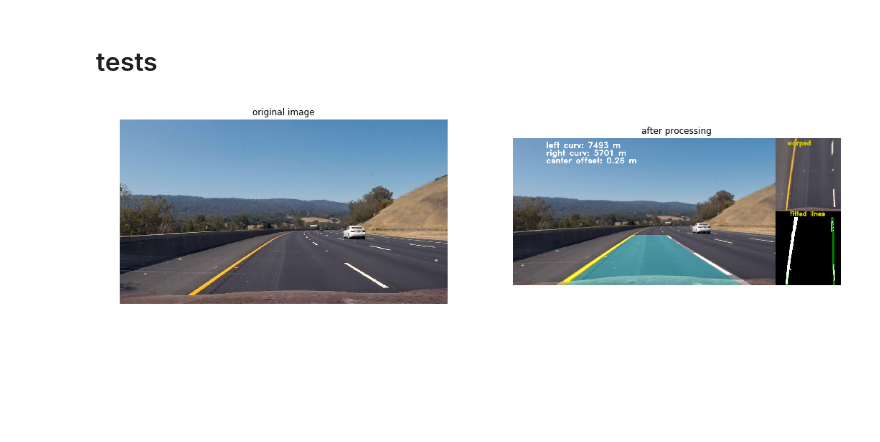
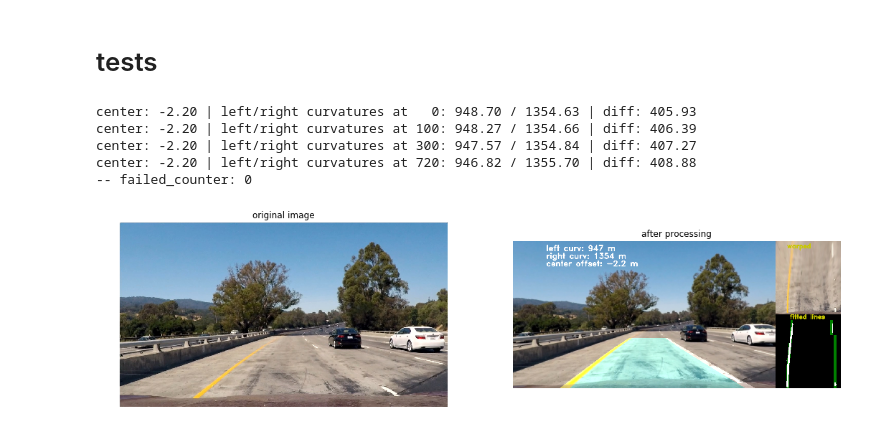
Before and after one commit to Horace89/CarND-Advanced-Lane-Lines-P4, a Jupyter notebook: project.ipynb, the cells around one changed output. Cells and saved outputs as stored; diff of their text form; code cells hidden in the pictures; blank space fills up the shorter version.

Commit message:
curvature computation modified, after reviewer's comments

```diff
--- a/project.ipynb
+++ b/project.ipynb
@@ -829,10 +829,10 @@ array([408, 409, 410, ..., 246, 247, 248])
 # %%
 vals = np.argwhere(img_L==1)
 
-x_coords, y_coords = np.split(vals, 2, axis=1)
-x_coords, y_coords = x_coords.squeeze(), y_coords.squeeze()
+y_coords, x_coords = np.split(vals, 2, axis=1)
+y_coords, x_coords = y_coords.squeeze(), x_coords.squeeze()
 
-left_fit = np.polyfit(x_coords, y_coords, 2)
+left_fit = np.polyfit(y_coords, x_coords, 2)
 
 #test
 left_y = np.arange(11)*img_size[0]/10
@@ -846,5 +846,3 @@ plt.plot(left_fitx, left_y, 'red', linewidth=2)
 plt.axis('off');
 # %% [output]
 [figure]
-# %%
-a,b,c = left_fit
@@ -851,10 +851,10 @@ a,b,c = left_fit
 # %%
 vals = np.argwhere(img_R == 1)
 
-x_coords, y_coords = np.split(vals, 2, axis=1)
-x_coords, y_coords = x_coords.squeeze(), y_coords.squeeze()
+y_coords, x_coords = np.split(vals, 2, axis=1)
+y_coords, x_coords = y_coords.squeeze(), x_coords.squeeze()
 
-right_fit = np.polyfit(x_coords, y_coords, 2)
+right_fit = np.polyfit(y_coords, x_coords, 2)
 
 right_y = np.arange(11)*img_size[0]/10
 right_fitx = right_fit[0]*right_y**2 + right_fit[1]*right_y + right_fit[2]
@@ -1392,32 +1498,37 @@ Video(output_file)
 # %%
 # we read an image
 ##interesting ones: 4
 #6 : straight line
-INDEX = 4
+INDEX = 3
 
 image = cv2.imread(test_images[INDEX])
 image = cv2.cvtColor(image, cv2.COLOR_BGR2RGB)
 
 #plt.imshow(image)
 #plt.axis('off');
 
 
 p = Pipeline()
 result = p.process(image)
 
 plt.figure(figsize=(18,12))
 
 plt.subplot(1,2,1)
 plt.imshow(image)
 plt.axis('off')
 plt.title('original image')
 
 plt.subplot(1,2,2)
 plt.imshow(result)
 plt.title('after processing')
 plt.axis('off');
 # %% [output]
+center: -2.20 | left/right curvatures at   0: 948.70 / 1354.63 | diff: 405.93
+center: -2.20 | left/right curvatures at 100: 948.27 / 1354.66 | diff: 406.39
+center: -2.20 | left/right curvatures at 300: 947.57 / 1354.84 | diff: 407.27
+center: -2.20 | left/right curvatures at 720: 946.82 / 1355.70 | diff: 408.88
+-- failed_counter: 0
-[figure, old version]
+[figure, new version]
 # %%
 ! ls
 # %% [output]
```
Also changed, not shown: parts of 12 cells of this notebook, 2 other files.
